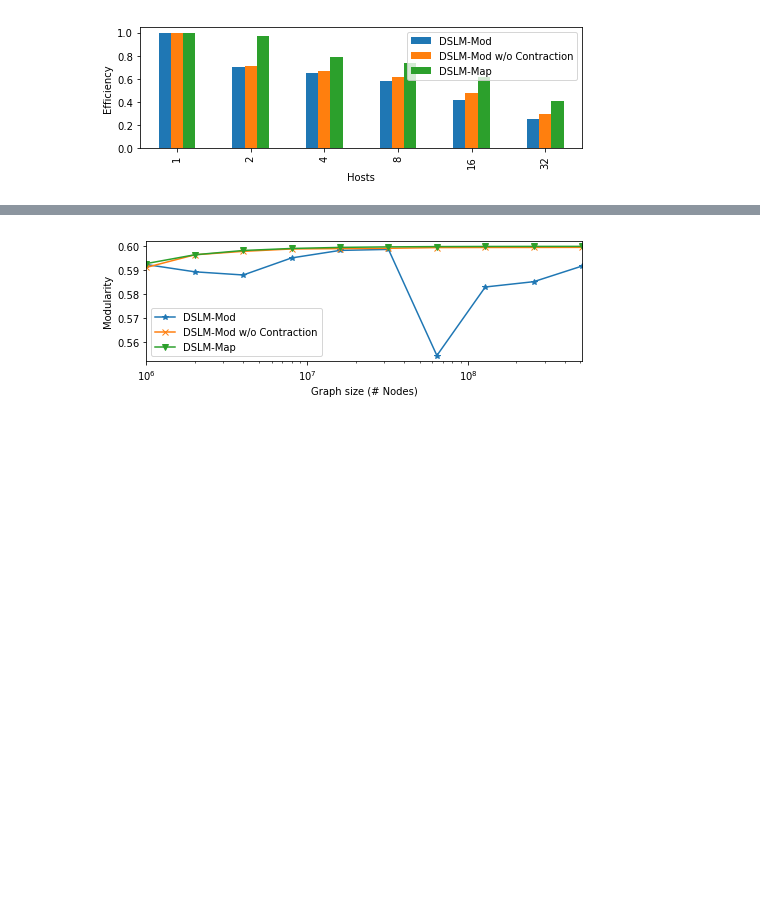
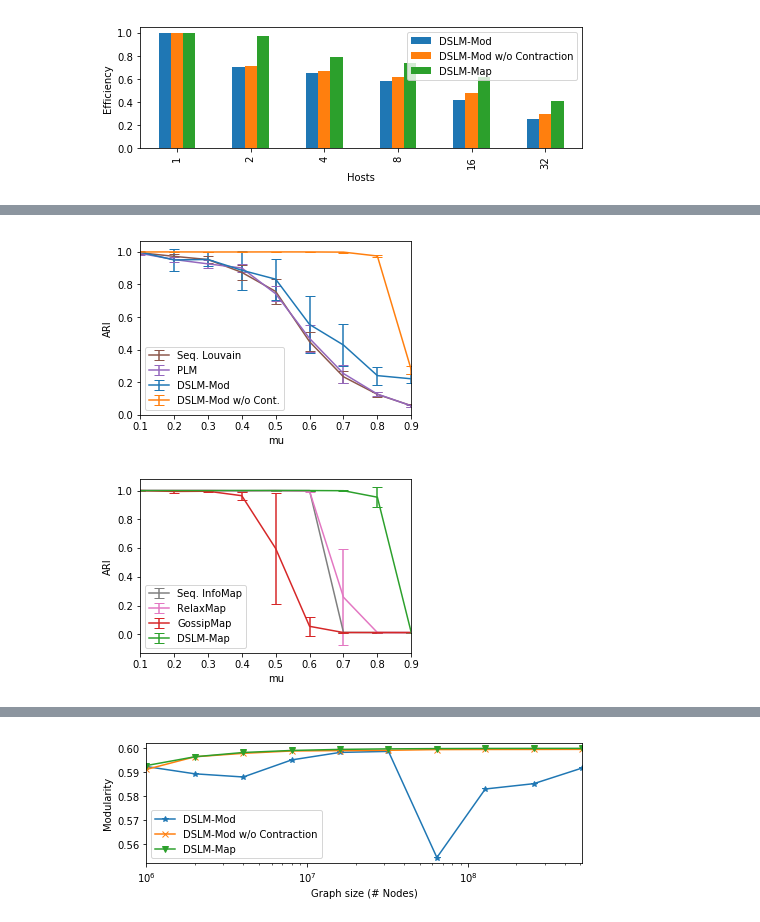
Before and after one commit to kit-algo/distributed_clustering_thrill, a Jupyter notebook: analysis/plot_layouting.ipynb, the cells around one changed output, grey strips where cells are left out. Drawn from its saved outputs; the diff is of its cells as text; code cells hidden in the pictures; blank space fills up the shorter version.

```diff
--- a/analysis/plot_layouting.ipynb
+++ b/analysis/plot_layouting.ipynb
@@ -56,3 +56,12 @@ plot_and_save(df, 'quality_map_equation', figsize=(7, 2.5), ylabel="Map Equation
+# %%
+(df, err) = read("quality_ARI")
+mod_algos = ['Seq. Louvain', 'PLM', 'DSLM-Mod', 'DSLM-Mod w/o Cont.']
+map_algos = ['Seq. InfoMap', 'RelaxMap', 'GossipMap', 'DSLM-Map']
+plot_and_save(df[mod_algos], 'quality_ARI_mod', yerr=err[mod_algos], figsize=(4.5, 3), ylabel="ARI", capsize=5, color=['C5', 'C4', 'C0', 'C1'])
+plot_and_save(df[map_algos], 'quality_ARI_map', yerr=err[map_algos], figsize=(4.5, 3), ylabel="ARI", capsize=5, color=['C7', 'C6', 'C3', 'C2'])
+# %% [output]
+[figure, added]
+[figure, added]
 # %%
 (df, err) = read("weak_scaling_runtime")
 plot_and_save(df, "weak_scaling_runtime", yerr=err, kind='bar', figsize=(4.5, 3), ylabel="Running time [s]", xlabel="Hosts / Graph size factor")
```
Also changed, not shown: parts of 5 cells of this notebook, 1 other file.
